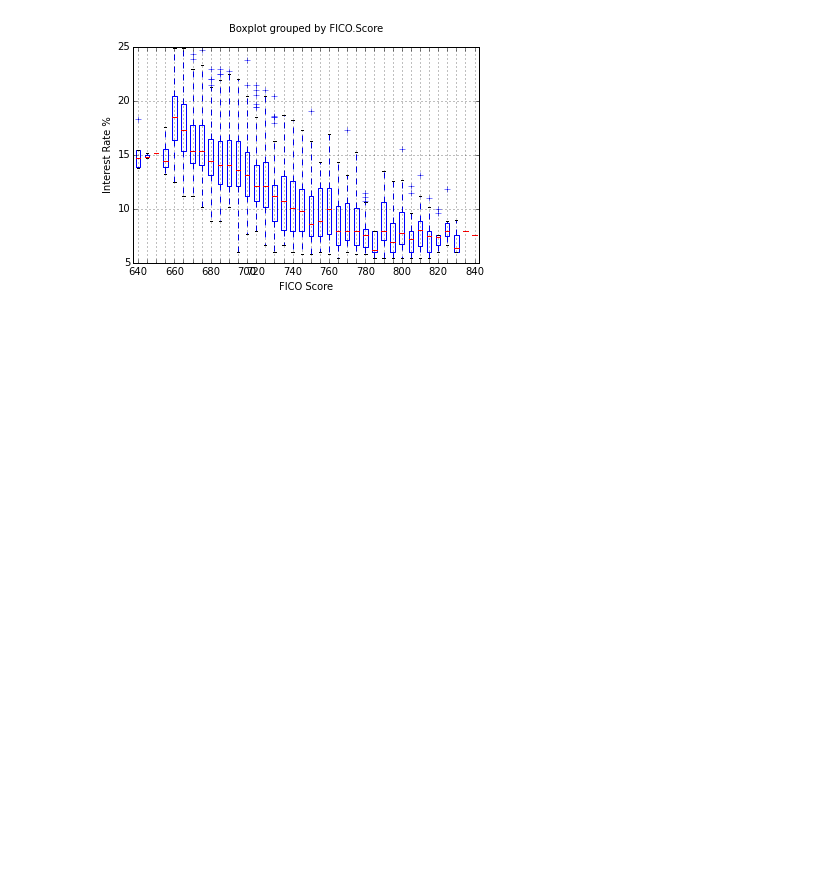
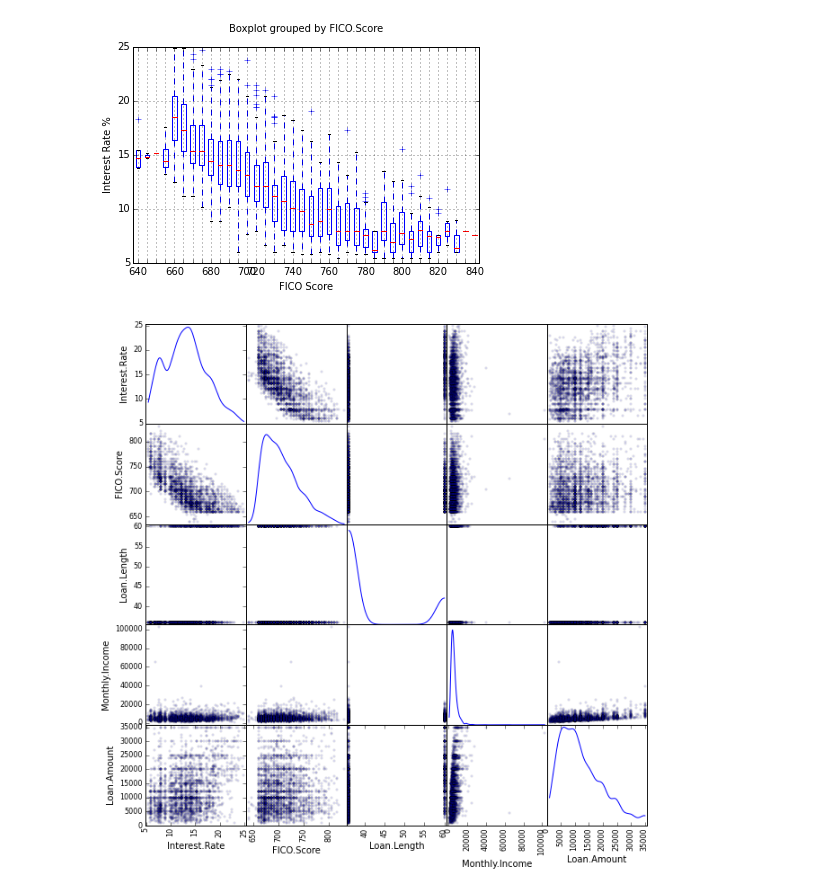
Before and after one commit to nickedes/Baby-science, a Jupyter notebook: Linear-Reg/data exp.ipynb, the cells around one changed output. Saved outputs shown, nothing was run; the diff lists cells and outputs as text; code cells hidden in the pictures; blank space fills up the shorter version.

Commit message:
Visual Exploration : plots! for seeing the relationship.

```diff
--- a/Linear-Reg/data exp.ipynb
+++ b/Linear-Reg/data exp.ipynb
@@ -129,3 +129,9 @@ q1 = p.set_ylabel('Interest Rate %')
 q2 = p.set_title('                          ')
 # %% [output]
 [figure]
+# %%
+import pandas as pd
+loansmin = pd.read_csv('../datasets/loanf.csv')
+a = pd.scatter_matrix(loansmin,alpha=0.01,figsize=(10,10), diagonal='kde')
+# %% [output]
+[figure, added]
```
